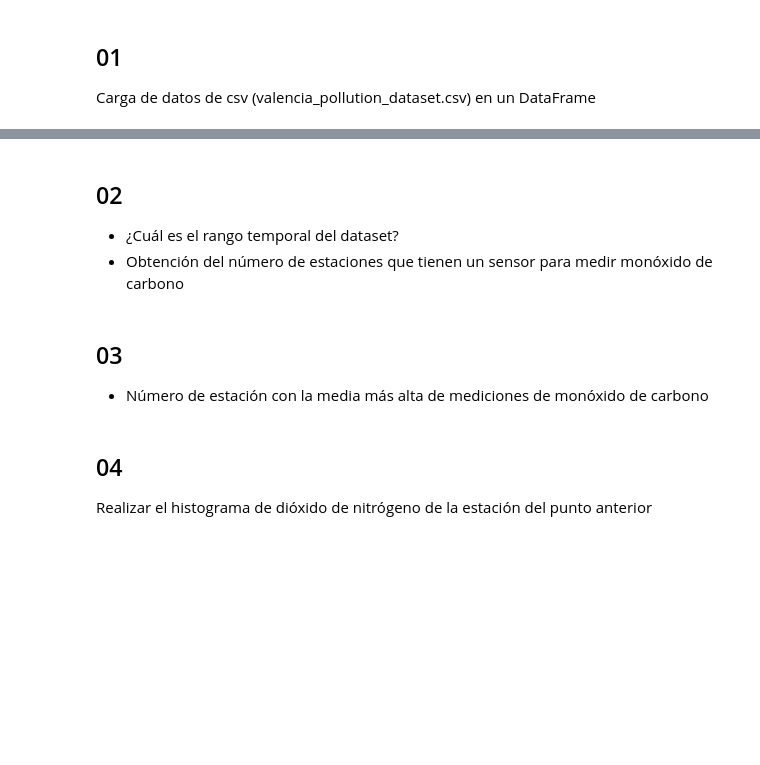
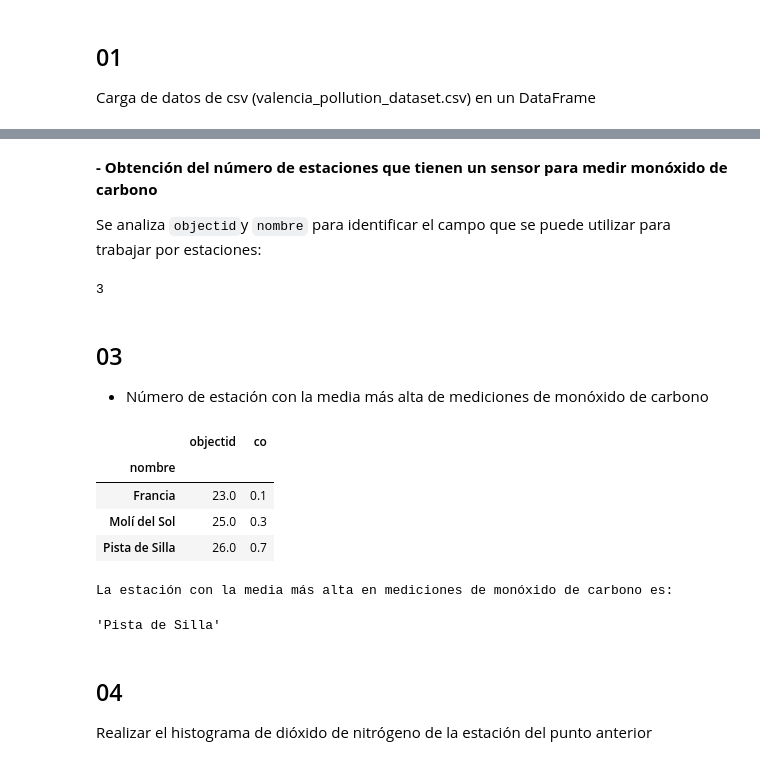
Before and after one commit to fresvel/01MIAR_VIDEO, a Jupyter notebook: 01MAIR_ACT_Video.ipynb, the cells around one changed output, grey strips where cells are left out. Saved outputs shown, nothing was run; the diff lists cells and outputs as text; code cells hidden in the pictures; blank space fills up the shorter version.

```diff
--- a/01MAIR_ACT_Video.ipynb
+++ b/01MAIR_ACT_Video.ipynb
@@ -62,4 +121,4 @@ Carga de datos de csv (valencia_pollution_dataset.csv) en un DataFrame
 # %% [markdown]
-## 02
-- ¿Cuál es el rango temporal del dataset?
-- Obtención del número de estaciones que tienen un sensor para medir monóxido de carbono
+**- Obtención del número de estaciones que tienen un sensor para medir monóxido de carbono**
+
+Se analiza `objectid`y `nombre` para identificar el campo que se puede utilizar para trabajar por estaciones:
@@ -68,3 +125,21 @@ Carga de datos de csv (valencia_pollution_dataset.csv) en un DataFrame
+# %%
+"""display(dataframe[["nombre", "objectid"]].describe(include="all"))
+
+def get_stations(names):
+    stations=set(names)
+    print(f"Existe un total de {len(stations)} estaciones")
+    return stations
+
+get_stations(dataframe["nombre"])
+
+dataframe["nombre"].unique()
+"""
+
+co_stations=dataframe[dataframe["co"].isna()==False][["objectid", "nombre","co"]]
+
+len(co_stations["nombre"].unique())
+# %% [output]
+3
 # %% [markdown]
 ## 03
 
@@ -74,3 +147,18 @@ Carga de datos de csv (valencia_pollution_dataset.csv) en un DataFrame
+# %%
+# Your solution here...
+co_station_means=co_stations.groupby("nombre").mean(numeric_only=True)
+display(co_station_means)
+
+print(f"La estación con la media más alta en mediciones de monóxido de carbono es:")
+display(co_station_means["co"].idxmax())
+# %% [output]
+|  | objectid | co |
+| nombre |  |  |
+| Francia | 23.0 | 0.1 |
+| Molí del Sol | 25.0 | 0.3 |
+| Pista de Silla | 26.0 | 0.7 |
+La estación con la media más alta en mediciones de monóxido de carbono es:
+'Pista de Silla'
 # %% [markdown]
 ## 04
 Realizar el histograma de dióxido de nitrógeno de la estación del punto anterior
```
Also changed, not shown: parts of 12 cells of this notebook, 2 other files.
